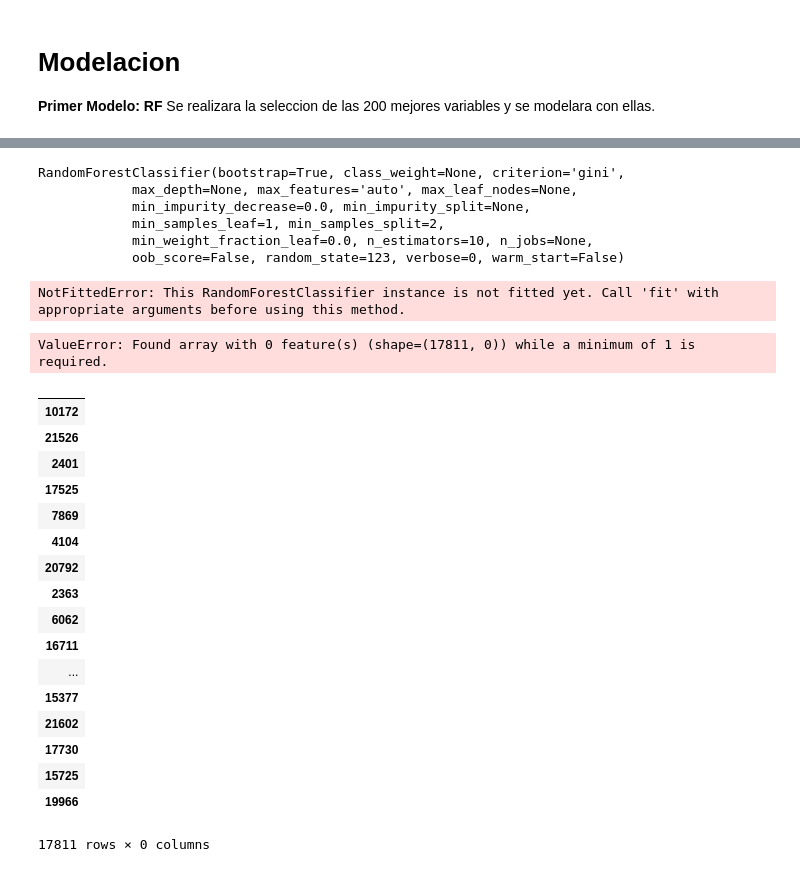
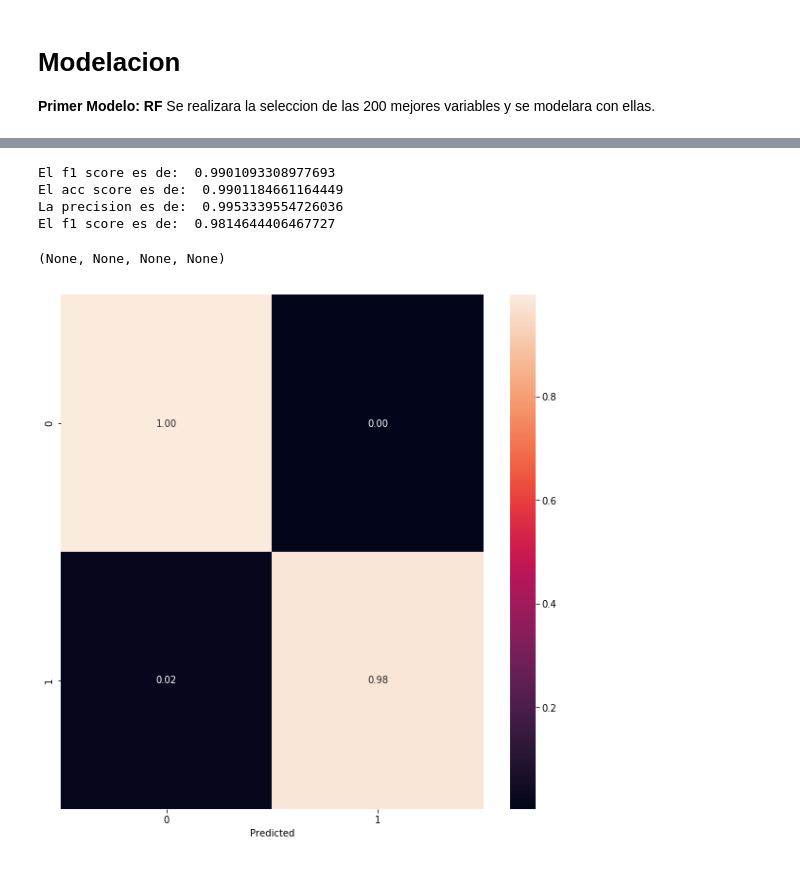
Before and after one commit to oecg/Proyecto-India, a Jupyter notebook: Proyecto India.ipynb, the cells around one changed output, grey strips where cells are left out. Cells and saved outputs as stored; diff of their text form; code cells hidden in the pictures.

Commit message:
README.md
Se adiciona el primer modelo

```diff
--- a/Proyecto India.ipynb
+++ b/Proyecto India.ipynb
@@ -37,13 +40,27 @@ def evaluate_model(y_test, y_pred, model = None):
     Aqui se pondran las cuatro metricas que se piden en el reporte
     debido a que cada modelo requiere las mismas metricas es probable que se pueda ejecutar el mismo para todas
     """
+    f1 = print('El f1 score es de: ', f1_score(y_test, y_pred, average = 'weighted'))
+    acc = print('El acc score es de: ', accuracy_score(y_test, y_pred))
+    ps = print('La precision es de: ', precision_score(y_test, y_pred))
+    re = print('El f1 score es de: ', recall_score(y_test, y_pred))
+
+    return f1, acc, ps, re
+
+
+
+def matconfision(y_test, y_pred):
+    '''EN ESTA FUNCION ENTRAN LAS Y ORIGINALES Y LAS PREDICCIONES PARA CREAR UNA MATRIZ DE CONFUSION MAS BONITA'''
+
     cm = confusion_matrix(y_test, y_pred)
-    f1 = f1_score(y_test, y_pred, average = 'weighted')
-    acc = accuracy_score(y_test, y_pred)
-    ps = precision_score(y_test, y_pred)
-    re = recall_score(y_test, y_pred)
+    cmn = cm.astype('float') / cm.sum(axis=1)[:, np.newaxis]
+    target_names = set(y)
 
-    return cm, f1, acc, ps, re
+    fig, ax = plt.subplots(figsize = (10,10))
+    sns.heatmap(cmn, annot=True, fmt='.2f', xticklabels=target_names, yticklabels=target_names)
+    plt.xlabel('Predicted')
+
+    return plt.show(block=False)
 # %%
 ## CARGAR DATA
 df_negativos = pd.read_csv('DatosNegativos3.csv', sep = ',', decimal = '.', header = 0)
@@ -242,42 +198,0 @@ Se realizara la seleccion del 10% de las variables por su mayor **importancia**
-# %%
-rfc2 = RandomForestClassifier(random_state = 123)
-rfc2.fit(X_train, y_train)
-# %% [output]
-RandomForestClassifier(bootstrap=True, class_weight=None, criterion='gini',
-            max_depth=None, max_features='auto', max_leaf_nodes=None,
-            min_impurity_decrease=0.0, min_impurity_split=None,
-            min_samples_leaf=1, min_samples_split=2,
-            min_weight_fraction_leaf=0.0, n_estimators=10, n_jobs=None,
-            oob_score=False, random_state=123, verbose=0, warm_start=False)
-# %%
-# Create a mask for features importances above the threshold
-mask = rfc2.feature_importances_ > 0.1
-rX_train = X.loc[:, mask]
-# %% [output]
-NotFittedError: This RandomForestClassifier instance is not fitted yet. Call 'fit' with appropriate arguments before using this method.
-# %%
-rfc3 = RandomForestClassifier(random_state = 123)
-rfc3.fit(rX_train, y_train)
-# %% [output]
-ValueError: Found array with 0 feature(s) (shape=(17811, 0)) while a minimum of 1 is required.
-# %%
-X_train
-# %% [output]
-|  |
-| 10172 |
-| 21526 |
-| 2401 |
-| 17525 |
-| 7869 |
-| 4104 |
-| 20792 |
-| 2363 |
-| 6062 |
-| 16711 |
-| ... |
-| 15377 |
-| 21602 |
-| 17730 |
-| 15725 |
-| 19966 |
-17811 rows × 0 columns
@@ -283,0 +202,12 @@ X_train
+# %%
+evaluate_model(y_train, y_predT)
+# %% [output]
+El f1 score es de:  0.9901093308977693
+El acc score es de:  0.9901184661164449
+La precision es de:  0.9953339554726036
+El f1 score es de:  0.9814644406467727
+(None, None, None, None)
+# %%
+matconfision(y_train, y_predT)
+# %% [output]
+[figure, added]
```
Also changed, not shown: parts of 10 cells of this notebook.
